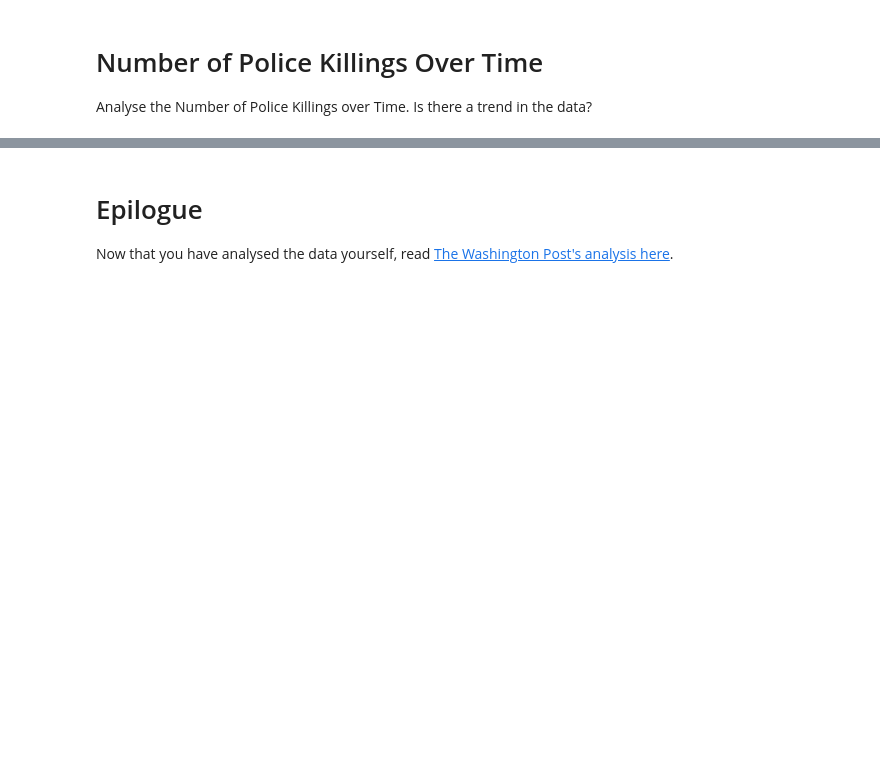
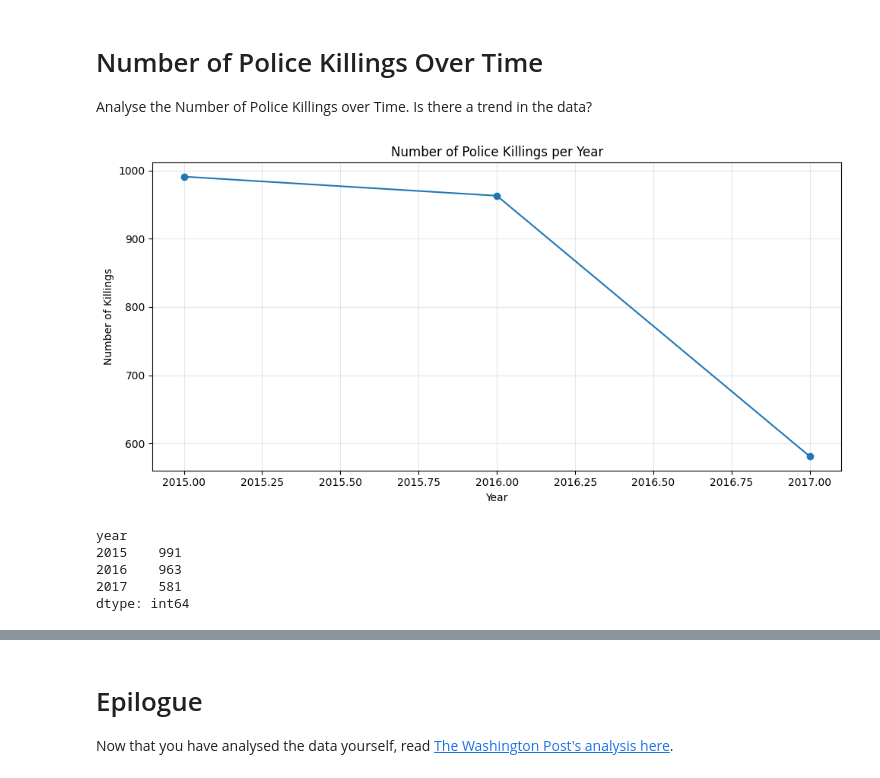
Before and after one commit to VedanthGit/100-days-of-python-by-angela-yu, a Jupyter notebook: day 100/Fatal_Force_(start).ipynb, the cells around one changed output, grey strips where cells are left out. Saved outputs shown, nothing was run; the diff lists cells and outputs as text; code cells hidden in the pictures; blank space fills up the shorter version.

```diff
--- a/day 100/Fatal_Force_(start).ipynb
+++ b/day 100/Fatal_Force_(start).ipynb
@@ -870,3 +870,26 @@ fig.show()
 # Number of Police Killings Over Time
 
 Analyse the Number of Police Killings over Time. Is there a trend in the data?
+# %%
+# Ensure date is parsed (you already fixed this)
+df_fatalities['year'] = df_fatalities['date'].dt.year
+
+kills_per_year = df_fatalities.groupby('year').size()
+
+plt.figure(figsize=(10,5))
+kills_per_year.plot(kind='line', marker='o')
+plt.title('Number of Police Killings per Year')
+plt.xlabel('Year')
+plt.ylabel('Number of Killings')
+plt.grid(alpha=0.3)
+plt.tight_layout()
+plt.show()
+
+kills_per_year
+# %% [output]
+[figure, added]
+year
+2015    991
+2016    963
+2017    581
+dtype: int64
```
Also changed, not shown: parts of 1 cell of this notebook.
